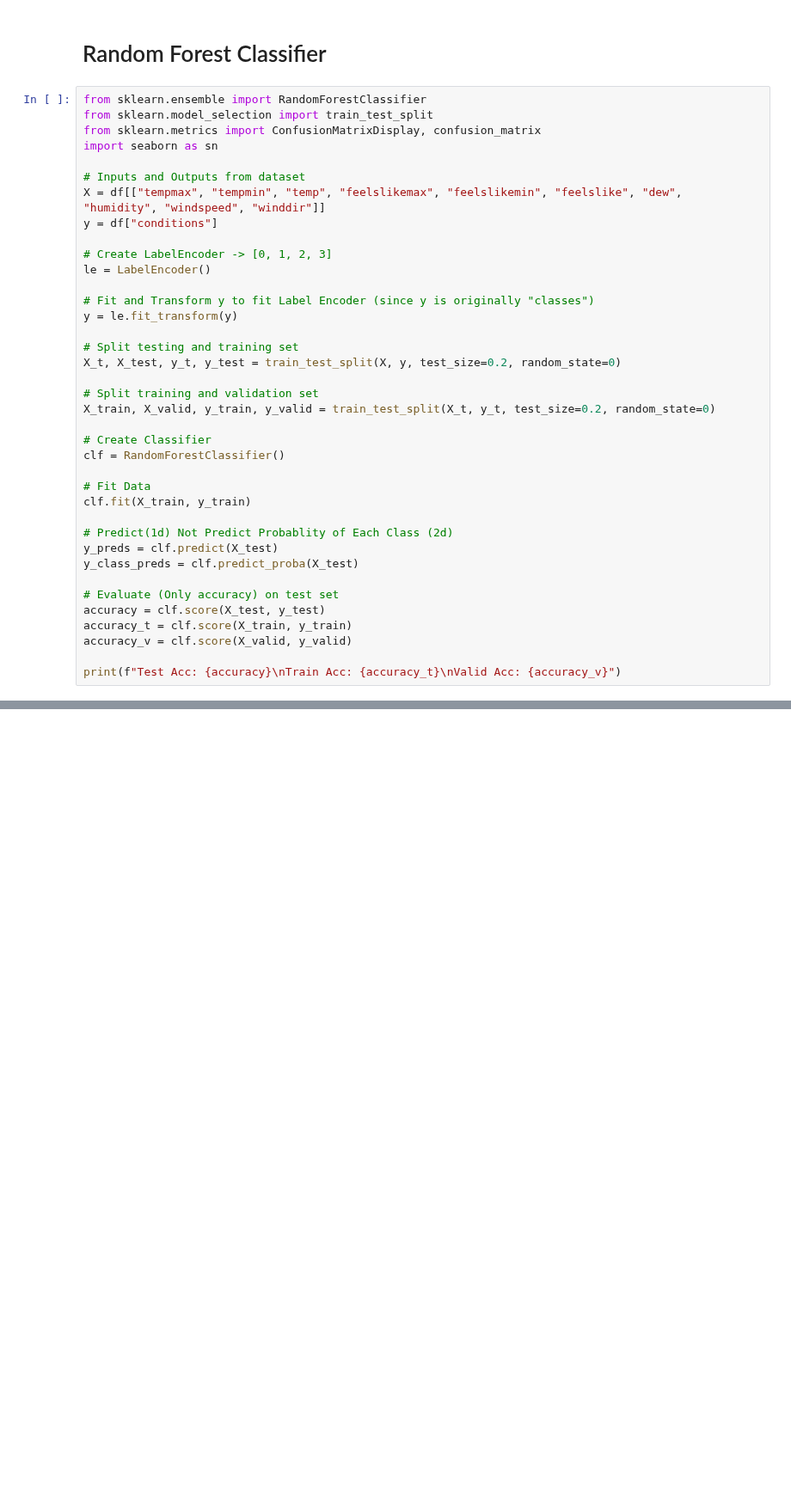
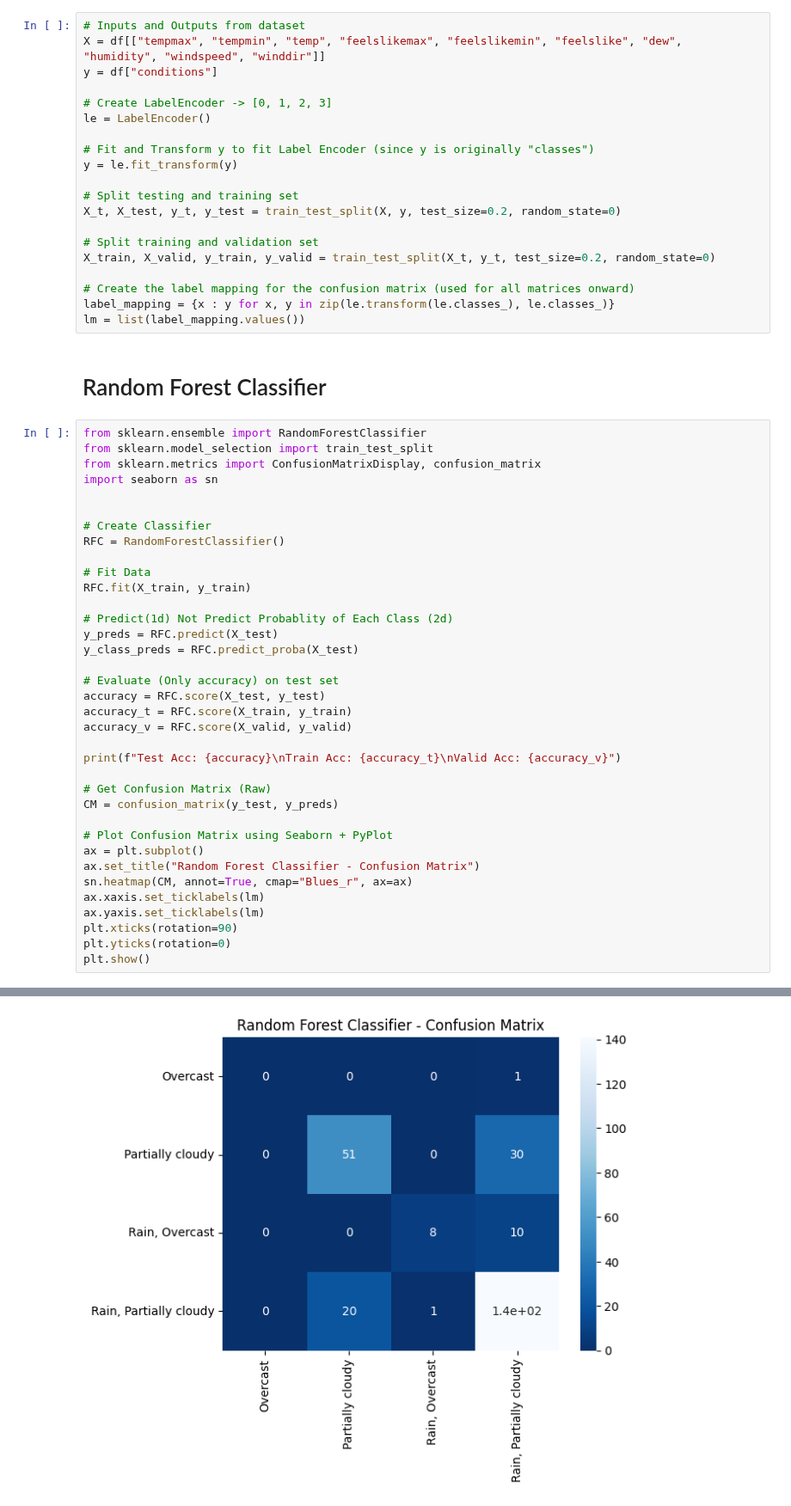
Before and after one commit to alaricespina/Thesis-Repository, a Jupyter notebook: Final Model Files/ClassWise.ipynb, the cells around one changed output, grey strips where cells are left out. Shown at 86% size. Drawn from its saved outputs; the diff is of its cells as text; blank space fills up the shorter version.

```diff
--- a/Final Model Files/ClassWise.ipynb
+++ b/Final Model Files/ClassWise.ipynb
@@ -111,3 +113,23 @@ test_pred = le.inverse_transform(test_pred)
+# %%
+# Inputs and Outputs from dataset
+X = df[["tempmax", "tempmin", "temp", "feelslikemax", "feelslikemin", "feelslike", "dew", "humidity", "windspeed", "winddir"]]
+y = df["conditions"]
+
+# Create LabelEncoder -> [0, 1, 2, 3]
+le = LabelEncoder()
+
+# Fit and Transform y to fit Label Encoder (since y is originally "classes")
+y = le.fit_transform(y)
+
+# Split testing and training set
+X_t, X_test, y_t, y_test = train_test_split(X, y, test_size=0.2, random_state=0)
+
+# Split training and validation set
+X_train, X_valid, y_train, y_valid = train_test_split(X_t, y_t, test_size=0.2, random_state=0)
+
+# Create the label mapping for the confusion matrix (used for all matrices onward)
+label_mapping = {x : y for x, y in zip(le.transform(le.classes_), le.classes_)}
+lm = list(label_mapping.values())
 # %% [markdown]
 # Random Forest Classifier
 # %%
@@ -116,36 +138,34 @@ from sklearn.model_selection import train_test_split
 from sklearn.metrics import ConfusionMatrixDisplay, confusion_matrix
 import seaborn as sn
 
-# Inputs and Outputs from dataset
-X = df[["tempmax", "tempmin", "temp", "feelslikemax", "feelslikemin", "feelslike", "dew", "humidity", "windspeed", "winddir"]]
-y = df["conditions"]
-
-# Create LabelEncoder -> [0, 1, 2, 3]
-le = LabelEncoder()
-
-# Fit and Transform y to fit Label Encoder (since y is originally "classes")
-y = le.fit_transform(y)
-
-# Split testing and training set
-X_t, X_test, y_t, y_test = train_test_split(X, y, test_size=0.2, random_state=0)
-
-# Split training and validation set
-X_train, X_valid, y_train, y_valid = train_test_split(X_t, y_t, test_size=0.2, random_state=0)
 
 # Create Classifier
-clf = RandomForestClassifier()
+RFC = RandomForestClassifier()
 
 # Fit Data
-clf.fit(X_train, y_train)
+RFC.fit(X_train, y_train)
 
 # Predict(1d) Not Predict Probablity of Each Class (2d)
-y_preds = clf.predict(X_test)
-y_class_preds = clf.predict_proba(X_test)
+y_preds = RFC.predict(X_test)
+y_class_preds = RFC.predict_proba(X_test)
 
 # Evaluate (Only accuracy) on test set
-accuracy = clf.score(X_test, y_test)
-accuracy_t = clf.score(X_train, y_train)
-accuracy_v = clf.score(X_valid, y_valid)
+accuracy = RFC.score(X_test, y_test)
+accuracy_t = RFC.score(X_train, y_train)
+accuracy_v = RFC.score(X_valid, y_valid)
 
 print(f"Test Acc: {accuracy}\nTrain Acc: {accuracy_t}\nValid Acc: {accuracy_v}")
+
+# Get Confusion Matrix (Raw)
+CM = confusion_matrix(y_test, y_preds)
+
+# Plot Confusion Matrix using Seaborn + PyPlot
+ax = plt.subplot()
+ax.set_title("Random Forest Classifier - Confusion Matrix")
+sn.heatmap(CM, annot=True, cmap="Blues_r", ax=ax)
+ax.xaxis.set_ticklabels(lm)
+ax.yaxis.set_ticklabels(lm)
+plt.xticks(rotation=90)
+plt.yticks(rotation=0)
+plt.show()
 # %% [output]
@@ -154,0 +175 @@ Valid Acc: 0.7666666666666667
+[figure, added]
```
Also changed, not shown: parts of 28 cells of this notebook, 3 other files.
